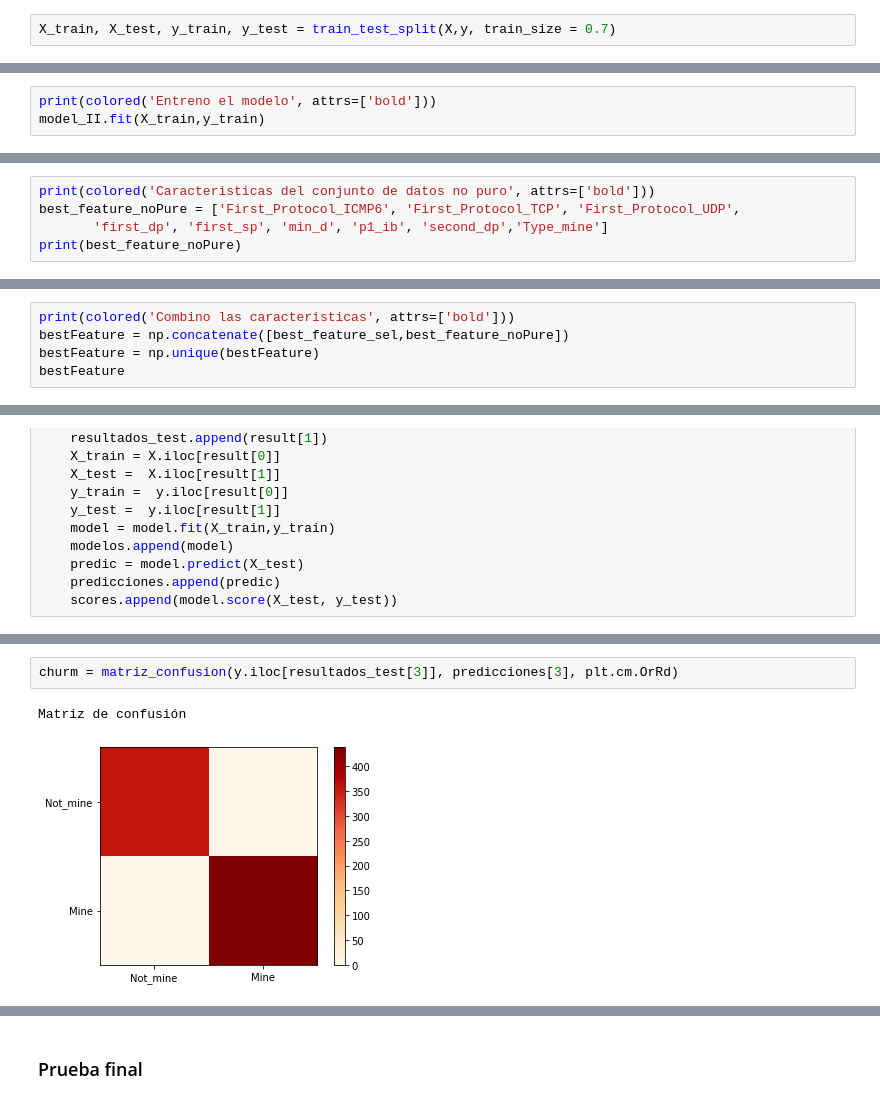
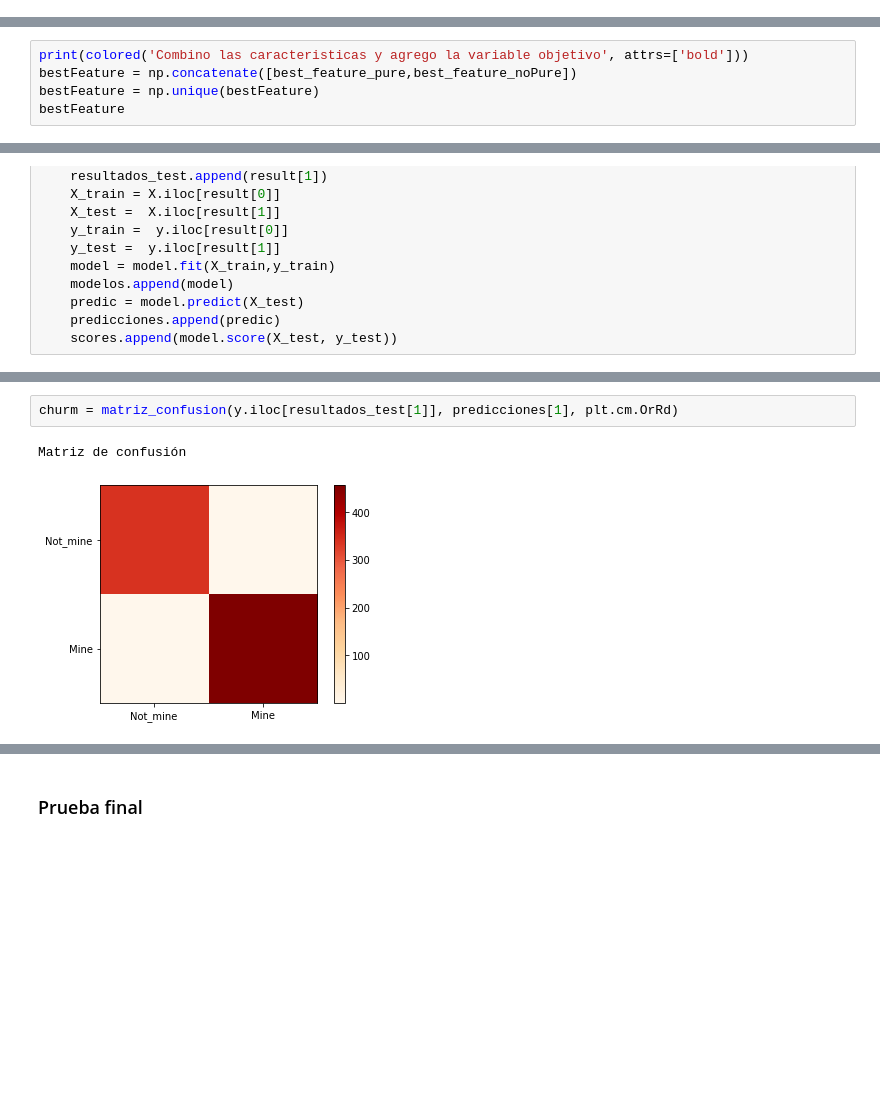
Before and after one commit to Kaiziferr/-Miner_Detector, a Jupyter notebook: PDG/Decision tree sin normalizar sin binarizar.ipynb, the cells around one changed output, grey strips where cells are left out. Saved outputs shown, nothing was run; the diff lists cells and outputs as text; blank space fills up the shorter version.

```diff
--- a/PDG/Decision tree sin normalizar sin binarizar.ipynb
+++ b/PDG/Decision tree sin normalizar sin binarizar.ipynb
@@ -377,2 +390,0 @@ X = dataA[best_feature_sel]
-# %%
-X_train, X_test, y_train, y_test = train_test_split(X,y, train_size = 0.7)
@@ -394,3 +390,0 @@ Instancio el modelo de arbol de decisión
-# %%
-print(colored('Entreno el modelo', attrs=['bold']))
-model_II.fit(X_train,y_train)
@@ -468,5 +390,0 @@ Caracteristicas del conjunto de datos puro
-# %%
-print(colored('Caracteristicas del conjunto de datos no puro', attrs=['bold']))
-best_feature_noPure = ['First_Protocol_ICMP6', 'First_Protocol_TCP', 'First_Protocol_UDP',
-       'first_dp', 'first_sp', 'min_d', 'p1_ib', 'second_dp','Type_mine']
-print(best_feature_noPure)
@@ -476,6 +391,6 @@ Caracteristicas del conjunto de datos no puro
 # %%
-print(colored('Combino las caracteristicas', attrs=['bold']))
-bestFeature = np.concatenate([best_feature_sel,best_feature_noPure])
+print(colored('Combino las caracteristicas y agrego la variable objetivo', attrs=['bold']))
+bestFeature = np.concatenate([best_feature_pure,best_feature_noPure])
 bestFeature = np.unique(bestFeature)
 bestFeature
 # %% [output]
@@ -620,8 +533,8 @@ scores
 # %%
-churm = matriz_confusion(y.iloc[resultados_test[3]], predicciones[3], plt.cm.OrRd)
+churm = matriz_confusion(y.iloc[resultados_test[1]], predicciones[1], plt.cm.OrRd)
 # %% [output]
 Matriz de confusión
-[figure, old version]
+[figure, new version]
 # %%
 pd.DataFrame(churm)
 # %% [output]
```
Also changed, not shown: parts of 56 cells of this notebook, 5 other files.
